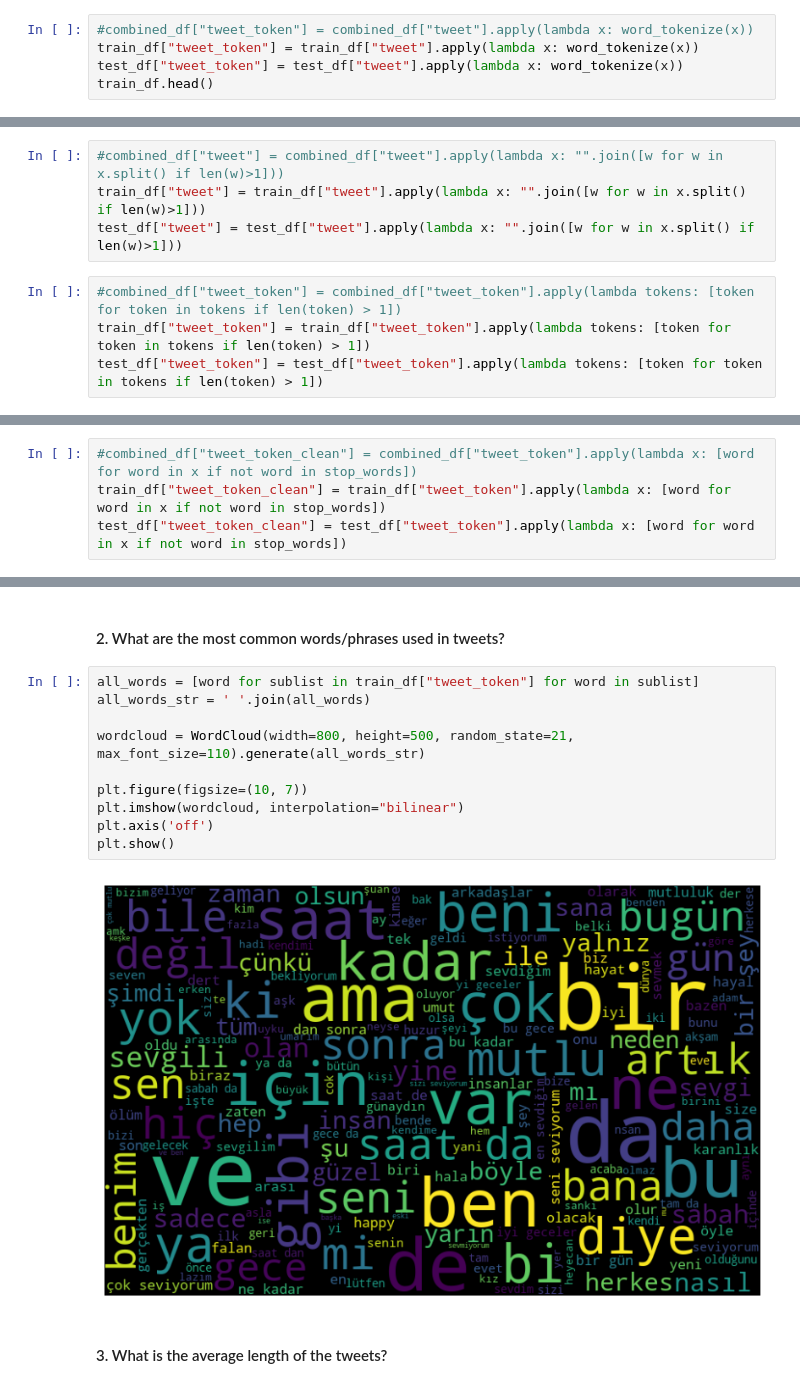
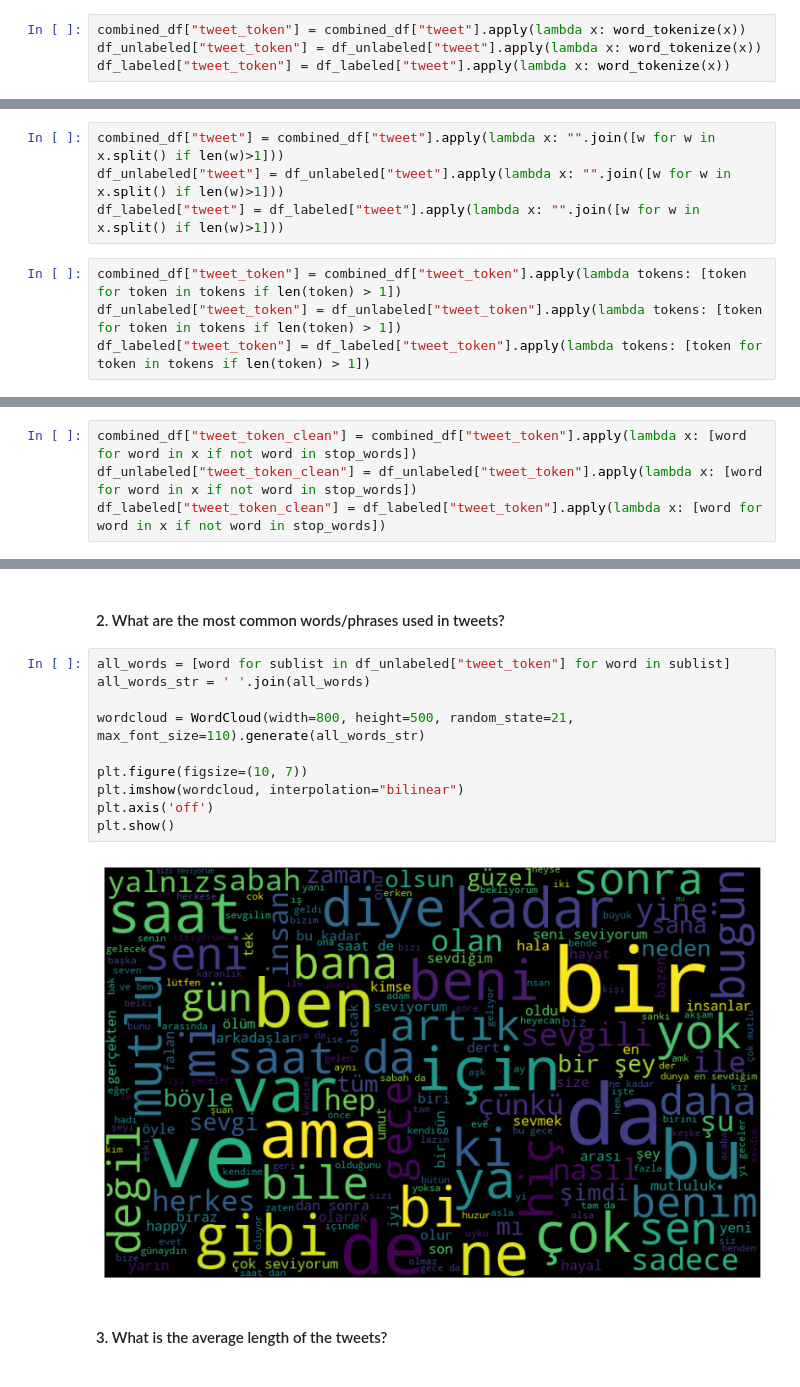
Before and after one commit to BaranBicen/Sentimen-analysis-on-twitter, a Jupyter notebook: sentiment analysis.ipynb, the cells around one changed output, grey strips where cells are left out. Saved outputs shown, nothing was run; the diff lists cells and outputs as text.

```diff
--- a/sentiment analysis.ipynb
+++ b/sentiment analysis.ipynb
@@ -334,7 +328,6 @@ train_df.head()
 # %% [markdown]
 ##### 6. tokenize the tweet column
 # %%
-#combined_df["tweet_token"] = combined_df["tweet"].apply(lambda x: word_tokenize(x))
-train_df["tweet_token"] = train_df["tweet"].apply(lambda x: word_tokenize(x))
-test_df["tweet_token"] = test_df["tweet"].apply(lambda x: word_tokenize(x))
-train_df.head()
+combined_df["tweet_token"] = combined_df["tweet"].apply(lambda x: word_tokenize(x))
+df_unlabeled["tweet_token"] = df_unlabeled["tweet"].apply(lambda x: word_tokenize(x))
+df_labeled["tweet_token"] = df_labeled["tweet"].apply(lambda x: word_tokenize(x))
@@ -359,13 +345,13 @@ tokenize(combined_df,"tweet_token")
 # %% [markdown]
 ##### 7. remove tweets with one word
 # %%
-#combined_df["tweet"] = combined_df["tweet"].apply(lambda x: "".join([w for w in x.split() if len(w)>1]))
-train_df["tweet"] = train_df["tweet"].apply(lambda x: "".join([w for w in x.split() if len(w)>1]))
-test_df["tweet"] = test_df["tweet"].apply(lambda x: "".join([w for w in x.split() if len(w)>1]))
+combined_df["tweet"] = combined_df["tweet"].apply(lambda x: "".join([w for w in x.split() if len(w)>1]))
+df_unlabeled["tweet"] = df_unlabeled["tweet"].apply(lambda x: "".join([w for w in x.split() if len(w)>1]))
+df_labeled["tweet"] = df_labeled["tweet"].apply(lambda x: "".join([w for w in x.split() if len(w)>1]))
 # %%
-#combined_df["tweet_token"] = combined_df["tweet_token"].apply(lambda tokens: [token for token in tokens if len(token) > 1])
-train_df["tweet_token"] = train_df["tweet_token"].apply(lambda tokens: [token for token in tokens if len(token) > 1])
-test_df["tweet_token"] = test_df["tweet_token"].apply(lambda tokens: [token for token in tokens if len(token) > 1])
+combined_df["tweet_token"] = combined_df["tweet_token"].apply(lambda tokens: [token for token in tokens if len(token) > 1])
+df_unlabeled["tweet_token"] = df_unlabeled["tweet_token"].apply(lambda tokens: [token for token in tokens if len(token) > 1])
+df_labeled["tweet_token"] = df_labeled["tweet_token"].apply(lambda tokens: [token for token in tokens if len(token) > 1])
 # %% [markdown]
 ###### can be used for the same job
 def filter_single_chars(tokens):
@@ -407,7 +393,7 @@ stop_words
  'şey',
  'şu'}
 # %%
-#combined_df["tweet_token_clean"] = combined_df["tweet_token"].apply(lambda x: [word for word in x if not word in stop_words])
-train_df["tweet_token_clean"] = train_df["tweet_token"].apply(lambda x: [word for word in x if not word in stop_words])
-test_df["tweet_token_clean"] = test_df["tweet_token"].apply(lambda x: [word for word in x if not word in stop_words])
+combined_df["tweet_token_clean"] = combined_df["tweet_token"].apply(lambda x: [word for word in x if not word in stop_words])
+df_unlabeled["tweet_token_clean"] = df_unlabeled["tweet_token"].apply(lambda x: [word for word in x if not word in stop_words])
+df_labeled["tweet_token_clean"] = df_labeled["tweet_token"].apply(lambda x: [word for word in x if not word in stop_words])
 # %%
@@ -464,17 +459,17 @@ plt.show()
 # %% [markdown]
 #### 2. What are the most common words/phrases used in tweets?
 # %%
-all_words = [word for sublist in train_df["tweet_token"] for word in sublist]
+all_words = [word for sublist in df_unlabeled["tweet_token"] for word in sublist]
 all_words_str = ' '.join(all_words)
 
 wordcloud = WordCloud(width=800, height=500, random_state=21, max_font_size=110).generate(all_words_str)
 
 plt.figure(figsize=(10, 7))
 plt.imshow(wordcloud, interpolation="bilinear")
 plt.axis('off')
 plt.show()
 # %% [output]
-[figure, old version]
+[figure, new version]
 # %% [markdown]
 #### 3. What is the average length of the tweets?
 # %%
```
Also changed, not shown: parts of 97 cells of this notebook.
